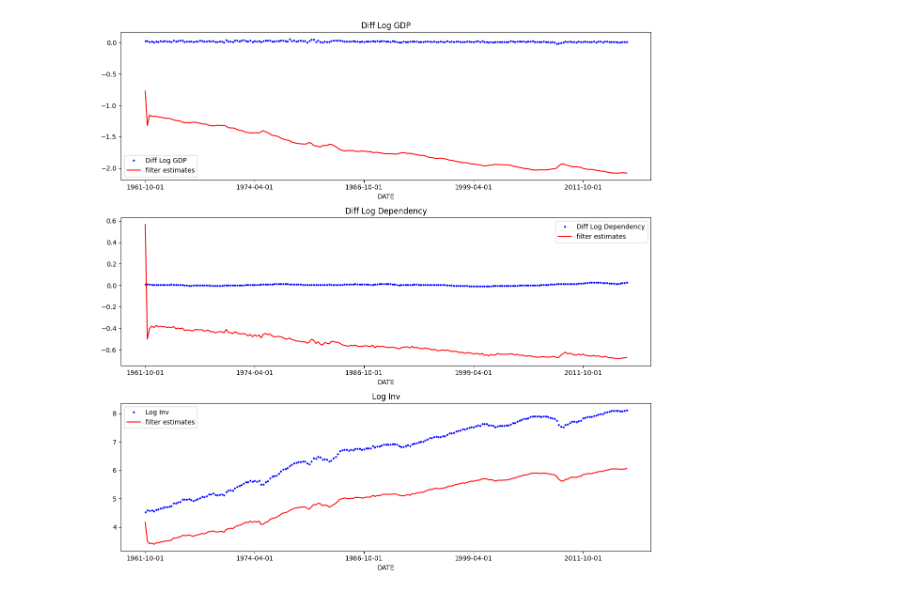
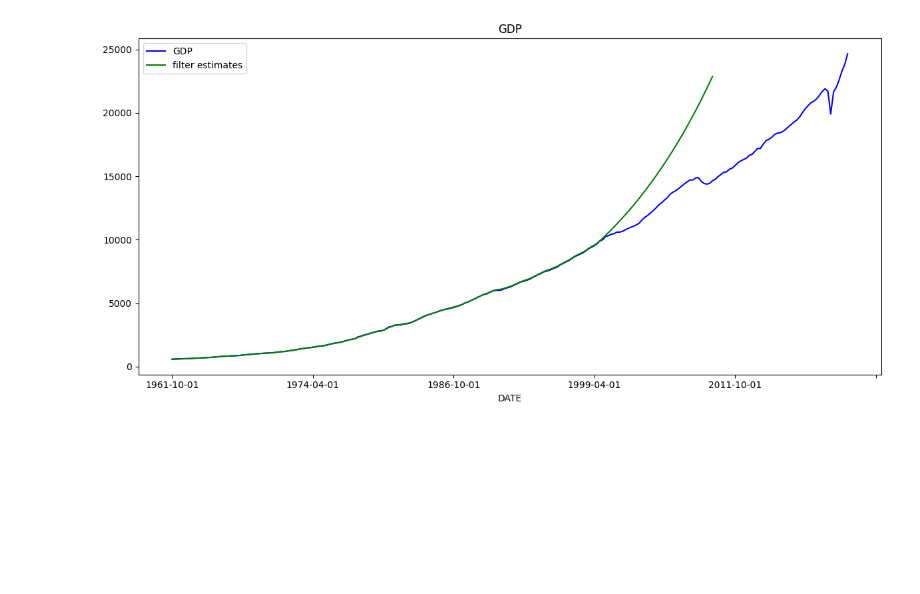
Before and after one commit to addmelo/ACME, a Jupyter notebook: KalmanTraining.ipynb, the cells around one changed output. Saved outputs shown, nothing was run; the diff lists cells and outputs as text; code cells hidden in the pictures; blank space fills up the shorter version.

Commit message:
1d Kalman Filter

```diff
--- a/KalmanTraining.ipynb
+++ b/KalmanTraining.ipynb
@@ -21,8 +21,11 @@ df["Log Dependency"] /= 4
 df["Diff Log Dependency"] = df["Log Dependency"] - df["Log Dependency"].shift(4)
 df.set_index("DATE", drop=True, inplace=True)
 df.dropna(inplace=True)
-df = df[df.index <= "2017"]
-df
+
+# Split the data into train and test
+train = df[df.index <= "2000"]
+test = df[df.index > "2000"]
+train
 # %% [output]
 |  | GDP | Inv | Exp | Imp | Gov | Cons | NXP | Fertility | Unemployment | Life_exp | ... |
 | DATE |  |  |  |  |  |  |  |  |  |  | ... |
@@ -131,48 +131,53 @@ def predict(f, zs, stepsForward):
 
     return np.vstack((xhat, xhat_predict)), 0, np.vstack((z_filtered, z_predicts))
 # %%
-def KalmanFilterTrainAndGraph(df, F, H, Q, R, x0, u, y="GDP", stepsForward=0):
+def KalmanFilterTrainAndGraph(train, fullData, F, H, Q, R, x0, y="Diff Log GDP", stepsForward=0):
     # Format the data
-    data = df.copy()
+    data = train.copy()
     var1 = 'Diff Log Dependency'
     var2 = 'Log Inv'
-    data = data[[y, var1, var2]]
+    #data = data[[y, var1, var2]]
+    data = data[[y]]
 
     # Train the model, calculate the optimal dimension and parameters
 
-    f = KalmanFilter(dim_x=d, dim_z=len(data.columns))
-    f.x = x0.reshape(-1,1).copy()
+    f = KalmanFilter(dim_x=d, dim_z=len(data.columns), dim_u=1)
+    f.x = x0.copy().reshape(-1,1)
     f.F = F.copy()
     f.H = H.copy()
     f.Q = Q.copy()
     f.R = R.copy()
-    f.B = u.copy()
 
     xhat, Ps, z_predicts = predict(f, zMatrix, stepsForward)
 
     # Plot the results
-    fig, axs = plt.subplots(3,1,figsize=(12,12))
+    fig, axs = plt.subplots(1,1,figsize=(12,6))
 
-    data[[y]].plot(ax=axs[0], color='b', marker='o', label="Original Data", markersize=2, linestyle='none')
-    axs[0].plot(np.arange(z_predicts[:,0].size), z_predicts[:,0], label='filter estimates', color="r")
-    axs[0].set_title(y)
-    axs[0].legend()
 
-    data[[var1]].plot(ax=axs[1], color='b', marker='o', label="Original Data", markersize=2, linestyle='none')
-    axs[1].plot(np.arange(z_predicts[:,1].size), z_predicts[:,1], label='filter estimates', color="r")
-    axs[1].set_title(var1)
-    axs[1].legend()
+    mask = fullData.index > '2000'
+    fullData[[y]].plot(ax=axs, label="Original Data", markersize=2, linestyle='-', color="b")
+    trainingLength = len(fullData.index)
+    testingLength = z_predicts.size - trainingLength
 
-    data[[var2]].plot(ax=axs[2], color='b', marker='o', label="Original Data", markersize=2, linestyle='none')
-    axs[2].plot(np.arange(z_predicts[:,2].size), z_predicts[:,2], label='filter estimates', color="r")
-    axs[2].set_title(var2)
-    axs[2].legend()
+    axs.plot(np.arange(z_predicts.size), z_predicts, label='filter estimates', color="g")
+    axs.set_title(y)
+    axs.legend()
+
+    #data[[var1]].plot(ax=axs[1], color='b', marker='o', label="Original Data", markersize=2, linestyle='none')
+    #axs[1].plot(np.arange(z_predicts[:,1].size), z_predicts[:,1], label='filter estimates', color="r")
+    #axs[1].set_title(var1)
+    #axs[1].legend()
+
+    #data[[var2]].plot(ax=axs[2], color='b', marker='o', label="Original Data", markersize=2, linestyle='none')
+    #axs[2].plot(np.arange(z_predicts[:,2].size), z_predicts[:,2], label='filter estimates', color="r")
+    #axs[2].set_title(var2)
+    #axs[2].legend()
 
     plt.legend()
     plt.tight_layout()
 
-    return None
+    return axs
 
-KalmanFilterTrainAndGraph(df, y="Diff Log GDP", F=F, H=H, Q=Q, R=R, x0=x0, u=u)
+axs = KalmanFilterTrainAndGraph(train, df, y="GDP", F=F, H=H, Q=Q, R=R, x0=x0, stepsForward=40)
 # %% [output]
-[figure, old version]
+[figure, new version]
```
Also changed, not shown: parts of 5 cells of this notebook.
